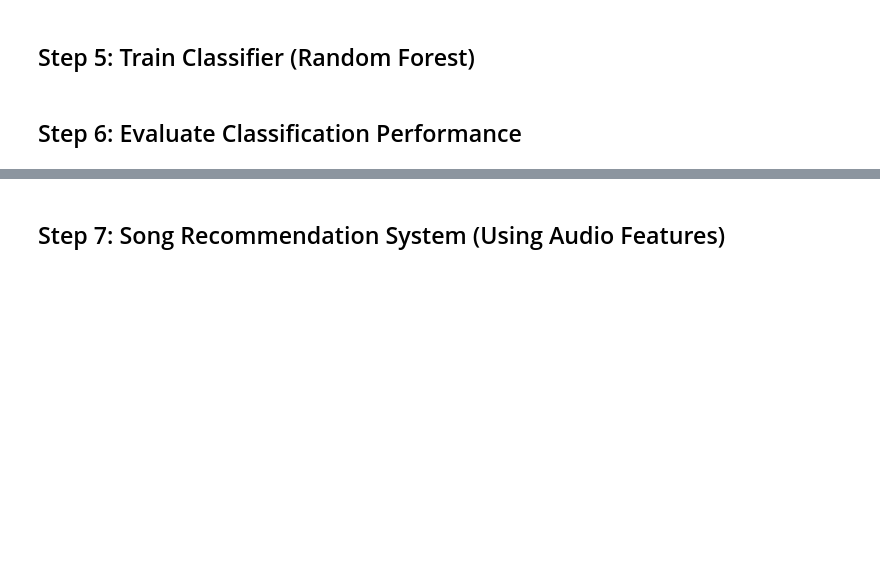
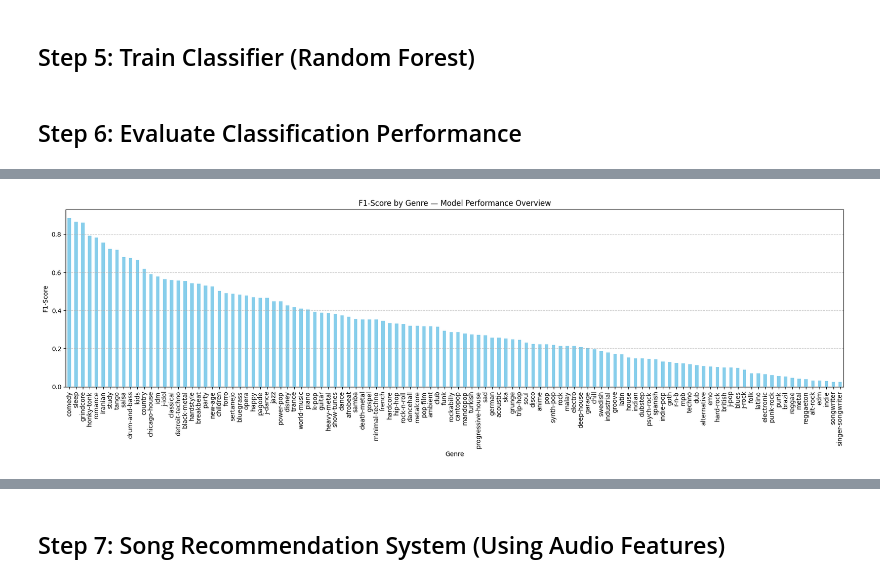
Before and after one commit to CeliaPires/spotify-tracks, a Jupyter notebook: jupyter_notebooks/03_machine_learning.ipynb, the cells around one changed output, grey strips where cells are left out. Saved outputs shown, nothing was run; the diff lists cells and outputs as text; code cells hidden in the pictures; blank space fills up the shorter version.

Commit message:
Work on Genre Classification

```diff
--- a/jupyter_notebooks/03_machine_learning.ipynb
+++ b/jupyter_notebooks/03_machine_learning.ipynb
@@ -121,0 +147,21 @@ plt.show()
+# %%
+# Generate classification report as a dict
+report = classification_report(y_test, y_pred, target_names=le.classes_, output_dict=True)
+# %%
+# Convert to DataFrame for easier manipulation
+df_report = pd.DataFrame(report).transpose()
+# %%
+# Plot F1-scores of each genre, sorted from highest to lowest
+plt.figure(figsize=(18,6))
+df_report.iloc[:-3]['f1-score'].sort_values(ascending=False).plot(
+    kind='bar', color='skyblue'
+)
+plt.title('F1-Score by Genre — Model Performance Overview')
+plt.ylabel('F1-Score')
+plt.xlabel('Genre')
+plt.xticks(rotation=90)
+plt.grid(axis='y', linestyle='--', alpha=0.7)
+plt.tight_layout()
+plt.show()
+# %% [output]
+[figure, added]
```
Also changed, not shown: parts of 5 cells of this notebook.
